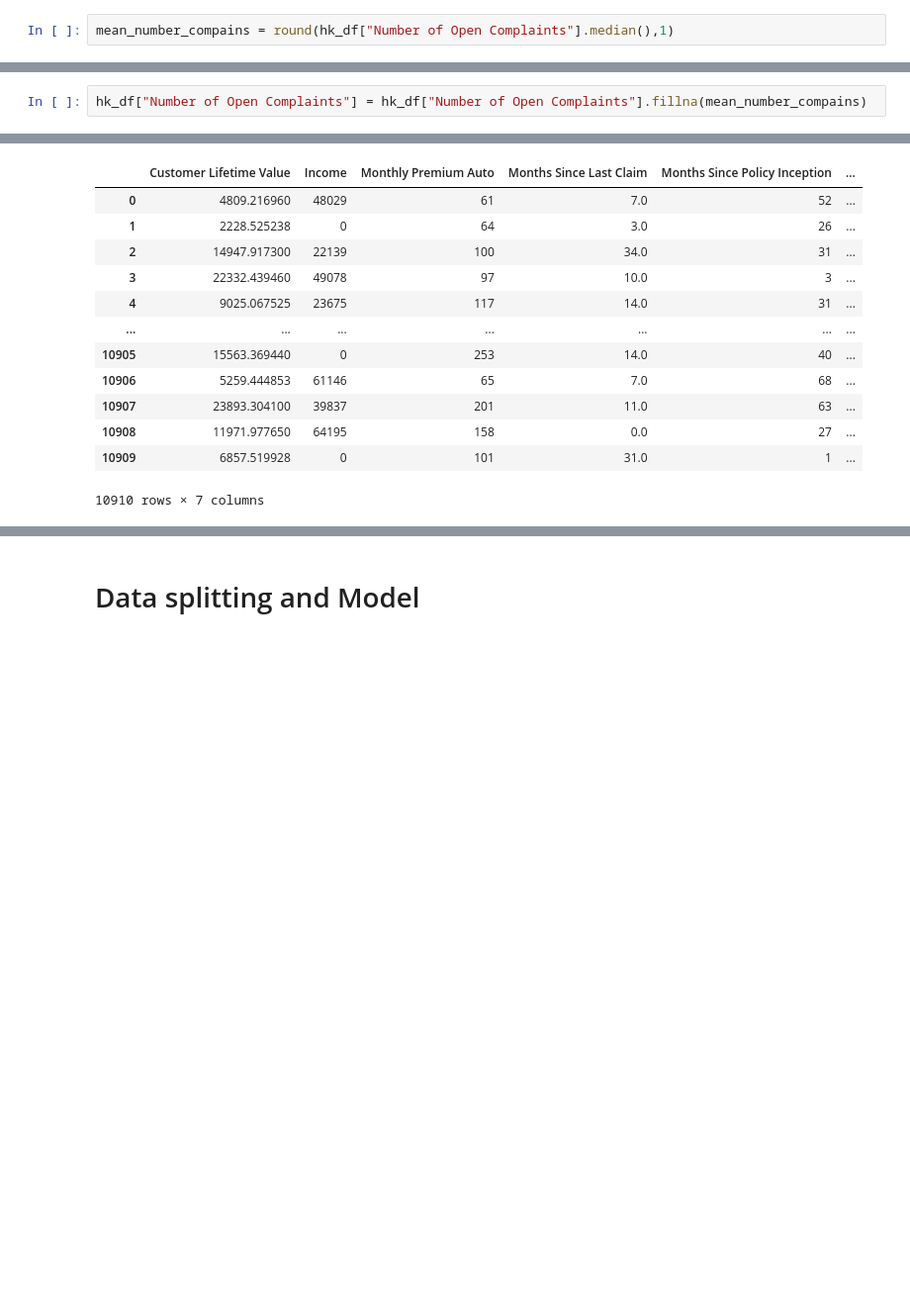
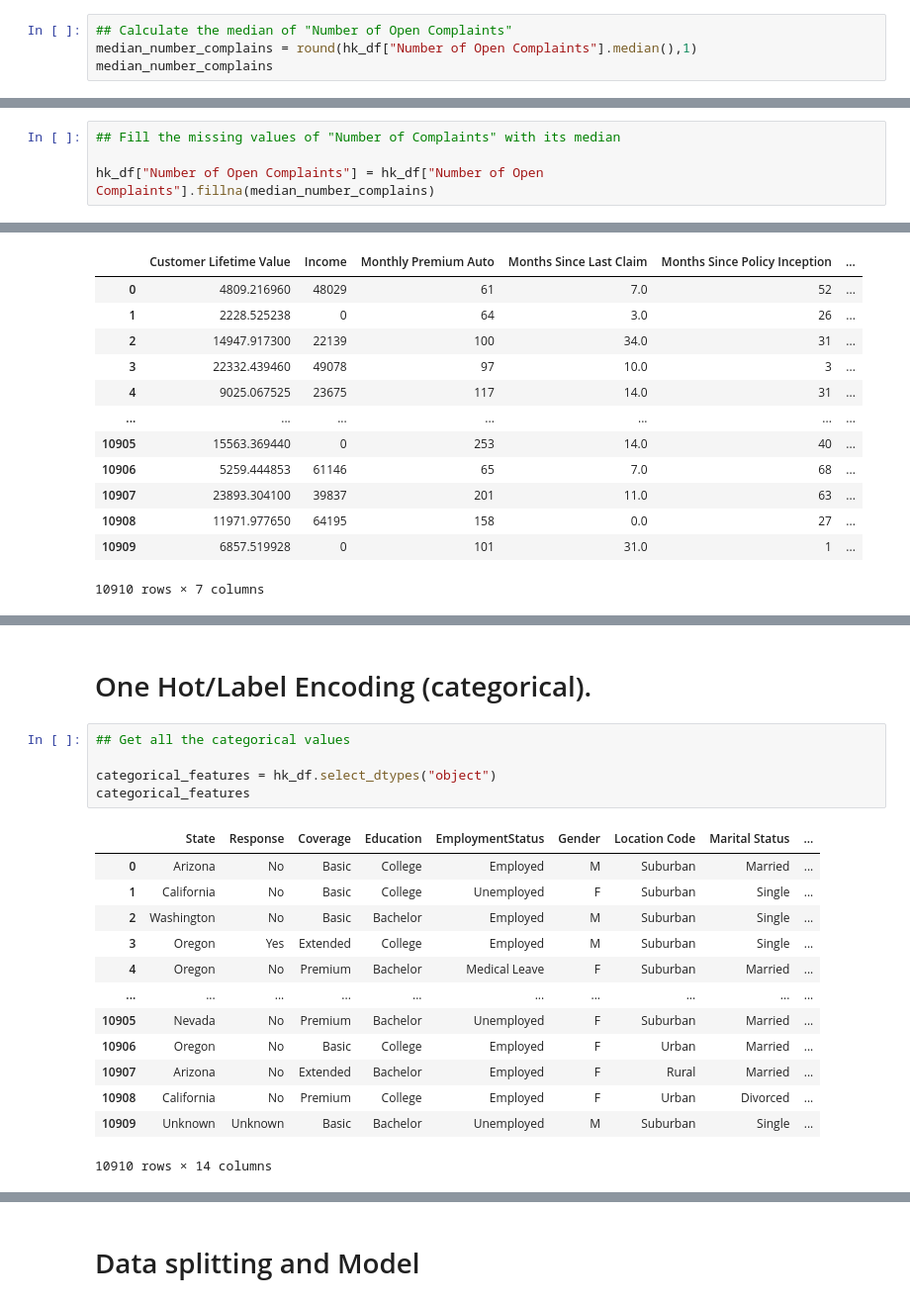
Before and after one commit to BarbaraC1983/barbaracameanlabs, a Jupyter notebook: Modelling_customer_care_day_2.ipynb, the cells around one changed output, grey strips where cells are left out. Shown: that part at 99% size. Cells and saved outputs as stored; diff of their text form; blank space fills up the shorter version.

```diff
--- a/Modelling_customer_care_day_2.ipynb
+++ b/Modelling_customer_care_day_2.ipynb
@@ -194,2 +163,4 @@ dtype: int64
 # %%
-mean_number_compains = round(hk_df["Number of Open Complaints"].median(),1)
+## Calculate the median of "Number of Open Complaints"
+median_number_complains = round(hk_df["Number of Open Complaints"].median(),1)
+median_number_complains
@@ -196,2 +169,4 @@ mean_number_compains = round(hk_df["Number of Open Complaints"].median(),1)
 # %%
-hk_df["Number of Open Complaints"] = hk_df["Number of Open Complaints"].fillna(mean_number_compains)
+## Fill the missing values of "Number of Complaints" with its median
+
+hk_df["Number of Open Complaints"] = hk_df["Number of Open Complaints"].fillna(median_number_complains)
@@ -291,0 +256,21 @@ X
+# %% [markdown]
+# One Hot/Label Encoding (categorical).
+# %%
+## Get all the categorical values
+
+categorical_features = hk_df.select_dtypes("object")
+categorical_features
+# %% [output]
+|  | State | Response | Coverage | Education | EmploymentStatus | Gender | Location Code | Marital Status | ... |
+| 0 | Arizona | No | Basic | College | Employed | M | Suburban | Married | ... |
+| 1 | California | No | Basic | College | Unemployed | F | Suburban | Single | ... |
+| 2 | Washington | No | Basic | Bachelor | Employed | M | Suburban | Single | ... |
+| 3 | Oregon | Yes | Extended | College | Employed | M | Suburban | Single | ... |
+| 4 | Oregon | No | Premium | Bachelor | Medical Leave | F | Suburban | Married | ... |
+| ... | ... | ... | ... | ... | ... | ... | ... | ... | ... |
+| 10905 | Nevada | No | Premium | Bachelor | Unemployed | F | Suburban | Married | ... |
+| 10906 | Oregon | No | Basic | College | Employed | F | Urban | Married | ... |
+| 10907 | Arizona | No | Extended | Bachelor | Employed | F | Rural | Married | ... |
+| 10908 | California | No | Premium | College | Employed | F | Urban | Divorced | ... |
+| 10909 | Unknown | Unknown | Basic | Bachelor | Unemployed | M | Suburban | Single | ... |
+10910 rows × 14 columns
```
Also changed, not shown: parts of 67 cells of this notebook.
